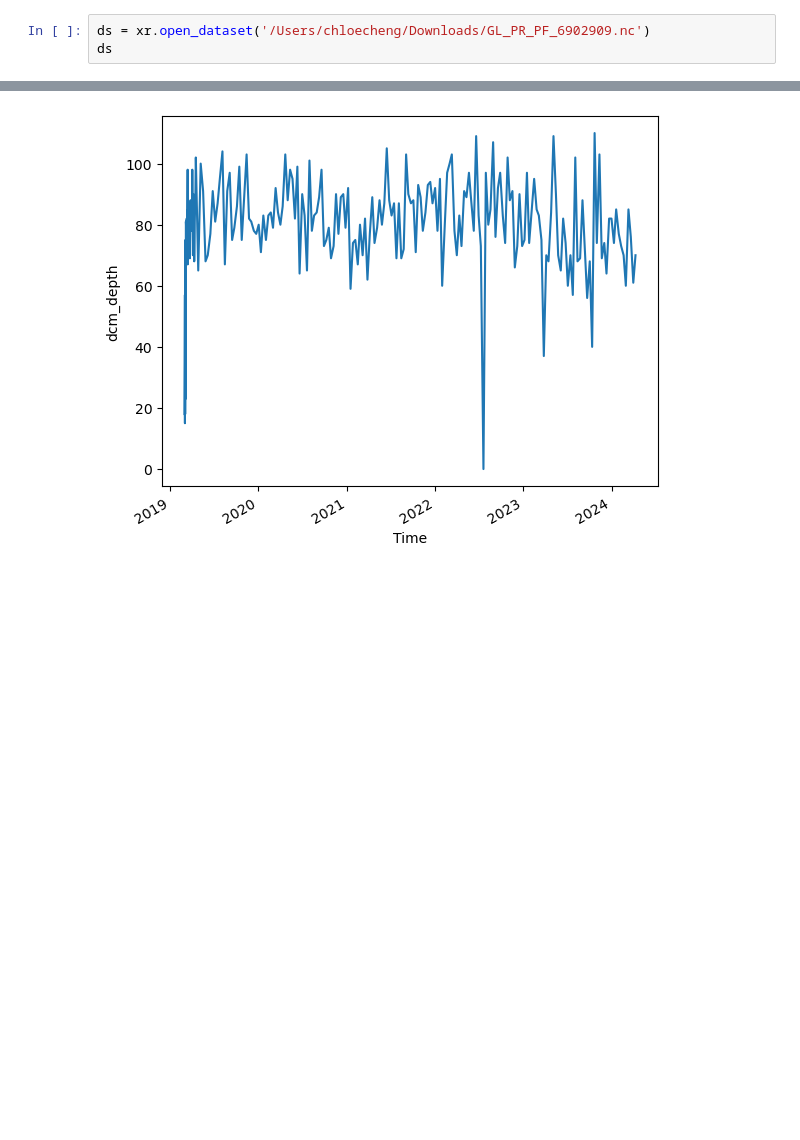
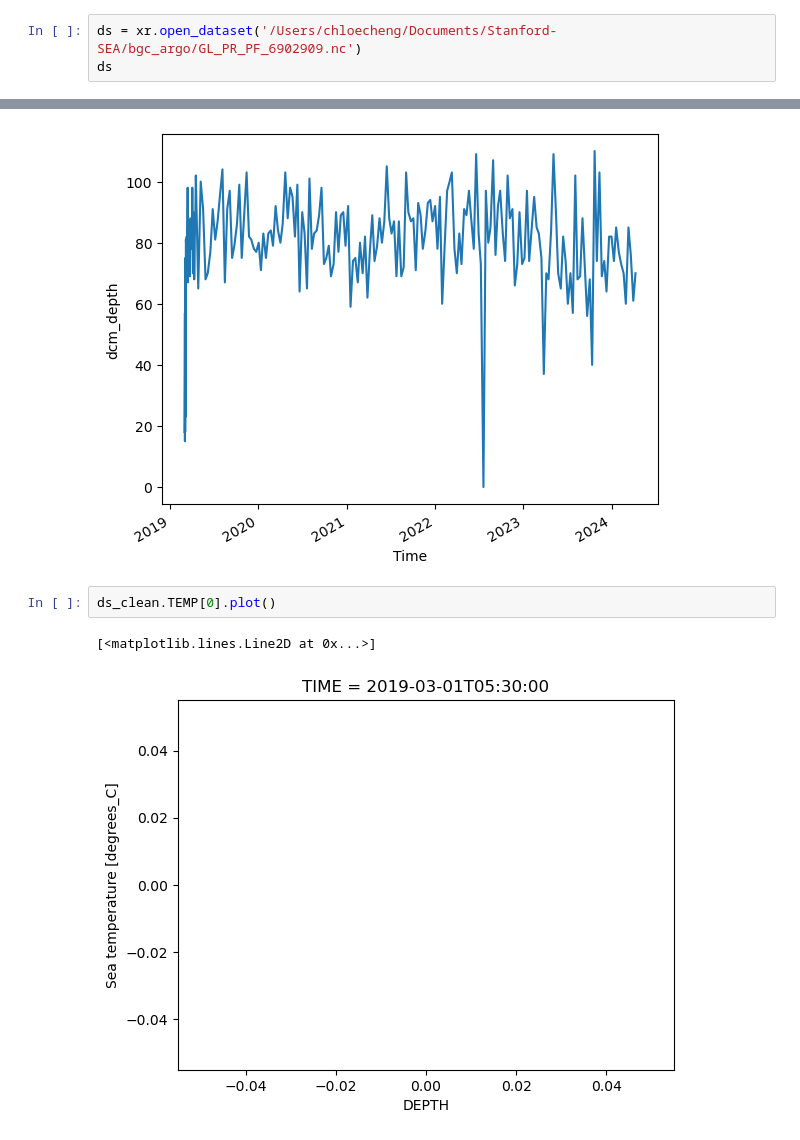
Before and after one commit to ychnli/Stanford-SEA, a Jupyter notebook: bgc_argo_data.ipynb, the cells around one changed output, grey strips where cells are left out. Drawn from its saved outputs; the diff is of its cells as text; blank space fills up the shorter version.

```diff
--- a/bgc_argo_data.ipynb
+++ b/bgc_argo_data.ipynb
@@ -10,7 +10,7 @@ import numpy as np
 import matplotlib.pyplot as plt
 import xarray as xr
 # %%
-ds = xr.open_dataset('/Users/chloecheng/Downloads/GL_PR_PF_6902909.nc')
+ds = xr.open_dataset('/Users/chloecheng/Documents/Stanford-SEA/bgc_argo/GL_PR_PF_6902909.nc')
 ds
 # %% [output]
 <xarray.Dataset>
@@ -83,3 +83,8 @@ ds_dcm.dcm_depth.plot()
 # %% [output]
 [<matplotlib.lines.Line2D at 0x...>]
 [figure]
+# %%
+ds_clean.TEMP[0].plot()
+# %% [output]
+[<matplotlib.lines.Line2D at 0x...>]
+[figure, added]
```
Also changed, not shown: parts of 2 cells of this notebook, 1 other file.
